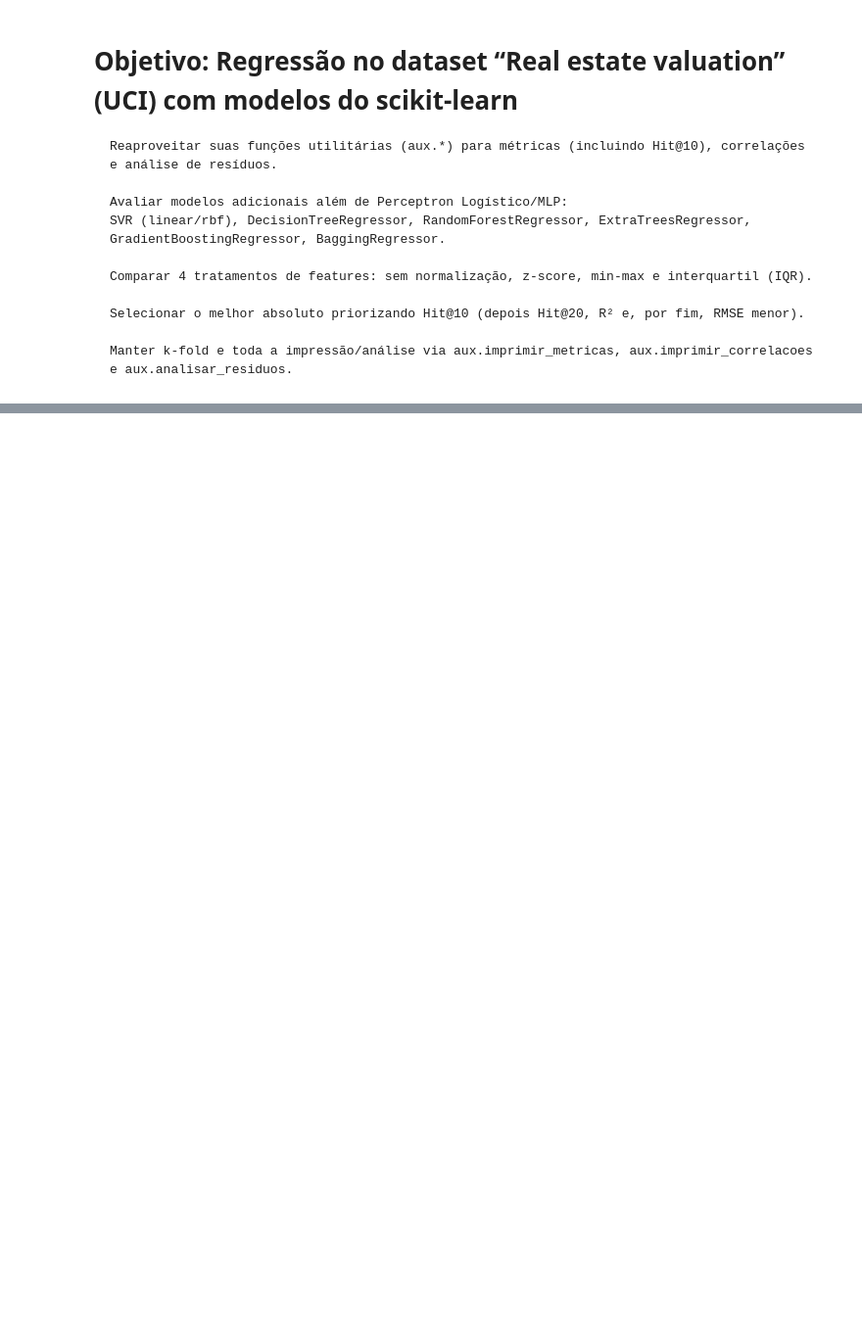
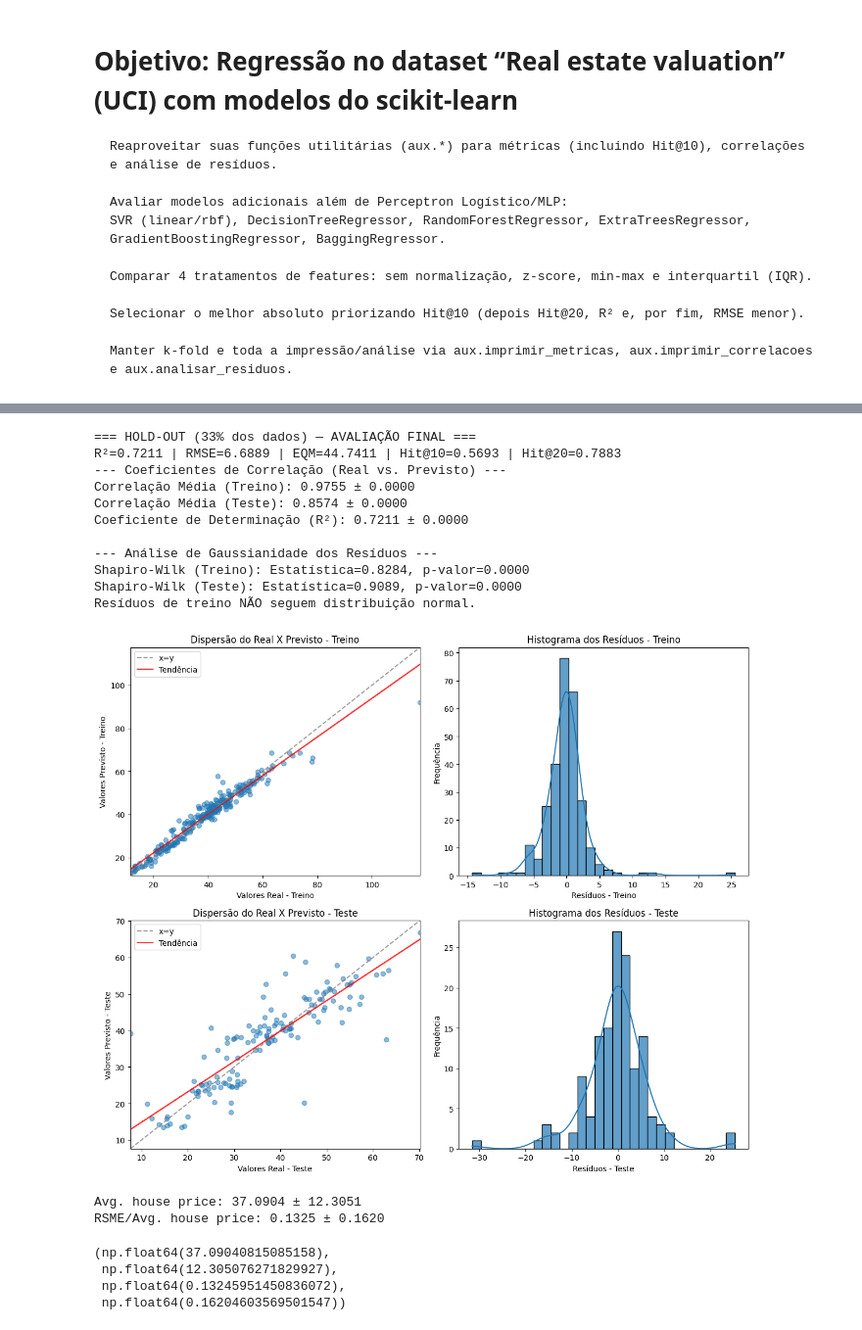
Before and after one commit to LucasJLBraz/Trabalhos_IC_Aplicada, a Jupyter notebook: notebooks/TC1/1.03-ljlb-regressao-modelos_complementares.ipynb, the cells around one changed output, grey strips where cells are left out. Shown at 98% size. Cells and saved outputs as stored; diff of their text form; code cells hidden in the pictures; blank space fills up the shorter version.

Commit message:
add results new method

```diff
--- a/notebooks/TC1/1.03-ljlb-regressao-modelos_complementares.ipynb
+++ b/notebooks/TC1/1.03-ljlb-regressao-modelos_complementares.ipynb
@@ -1125,0 +187,18 @@ KeyboardInterrupt:
+# %%
+
+# -------------------- Ranking (CV no TREINO) ----------
+df_rank = rank_df(pd.DataFrame(rows))
+print("\n### TOP 8 no TREINO (CV k=5) — prioridade: Hit@10 > Hit@20 > R² > RMSE")
+print(df_rank[["model", "scaler", "Hit@10_mean", "Hit@20_mean", "R2_mean", "RMSE_mean"]].head(8).to_string(index=False))
+
+best = df_rank.iloc[0].to_dict()
+best_obj = next(r for r in results
+                if r["summary"]["model"] == best["model"] and r["summary"]["scaler"] == best["scaler"])
+
+# (Opcional) métricas CV detalhadas do melhor do treino
+eqm_cv, rmse_cv, r2_cv, h20_cv, h10_cv = best_obj["fold_metrics"]
+c_tr_cv, c_te_cv = best_obj["corrs"]
+print("\n" + "=" * 80)
+print(f"MELHOR NO TREINO (CV k={K_FOLDS}) → {best['model']} | scaler={best['scaler']}")
+aux.imprimir_metricas(eqm_cv, rmse_cv, r2_cv, h20_cv, h10_cv)
+aux.imprimir_correlacoes(c_tr_cv, c_te_cv, r2_cv)
@@ -1125,0 +223,49 @@ KeyboardInterrupt:
+# %%
+
+# -------------------- Treino FINAL no TREINO (100%) e teste no HOLD-OUT (33%) ----
+final_pipe = Pipeline([
+    ("scaler", make_scaler(best["scaler"])),
+    ("model", clone(models[best["model"]]))
+])
+final_pipe.fit(X_train, y_train)
+
+y_tr_pred = final_pipe.predict(X_train)
+y_te_pred = final_pipe.predict(X_test)
+
+# Métricas hold-out
+eqm_te, rmse_te, r2_te, hit20_te, hit10_te, _ = aux.calcular_metricas(y_test, y_te_pred, aux)
+print("\n=== HOLD-OUT (33% dos dados) — AVALIAÇÃO FINAL ===")
+print(f"R²={r2_te:.4f} | RMSE={rmse_te:.4f} | EQM={eqm_te:.4f} | Hit@10={hit10_te:.4f} | Hit@20={hit20_te:.4f}")
+
+# Correlações + Resíduos (apenas hold-out, como pedido)
+corr_tr = safe_corr(y_train, y_tr_pred)
+corr_te = safe_corr(y_test, y_te_pred)
+aux.imprimir_correlacoes([corr_tr], [corr_te], [r2_te])
+
+aux.analisar_residuos(
+    y_train, y_tr_pred,
+    y_test, y_te_pred,
+    aux,
+    titulo=f"Hold-out (final) — {best['model']} | scaler={best['scaler']}"
+)
+
+aux.calcular_metricas_normalizadas(y_te_pred, y_test)
+# %% [output]
+=== HOLD-OUT (33% dos dados) — AVALIAÇÃO FINAL ===
+R²=0.7211 | RMSE=6.6889 | EQM=44.7411 | Hit@10=0.5693 | Hit@20=0.7883
+--- Coeficientes de Correlação (Real vs. Previsto) ---
+Correlação Média (Treino): 0.9755 ± 0.0000
+Correlação Média (Teste): 0.8574 ± 0.0000
+Coeficiente de Determinação (R²): 0.7211 ± 0.0000
+
+--- Análise de Gaussianidade dos Resíduos ---
+Shapiro-Wilk (Treino): Estatística=0.8284, p-valor=0.0000
+Shapiro-Wilk (Teste): Estatística=0.9089, p-valor=0.0000
+Resíduos de treino NÃO seguem distribuição normal.
+[figure, added]
+Avg. house price: 37.0904 ± 12.3051
+RSME/Avg. house price: 0.1325 ± 0.1620
+(np.float64(37.09040815085158),
+ np.float64(12.305076271829927),
+ np.float64(0.13245951450836072),
+ np.float64(0.16204603569501547))
```
Also changed, not shown: parts of 22 cells of this notebook, 5 other files.
